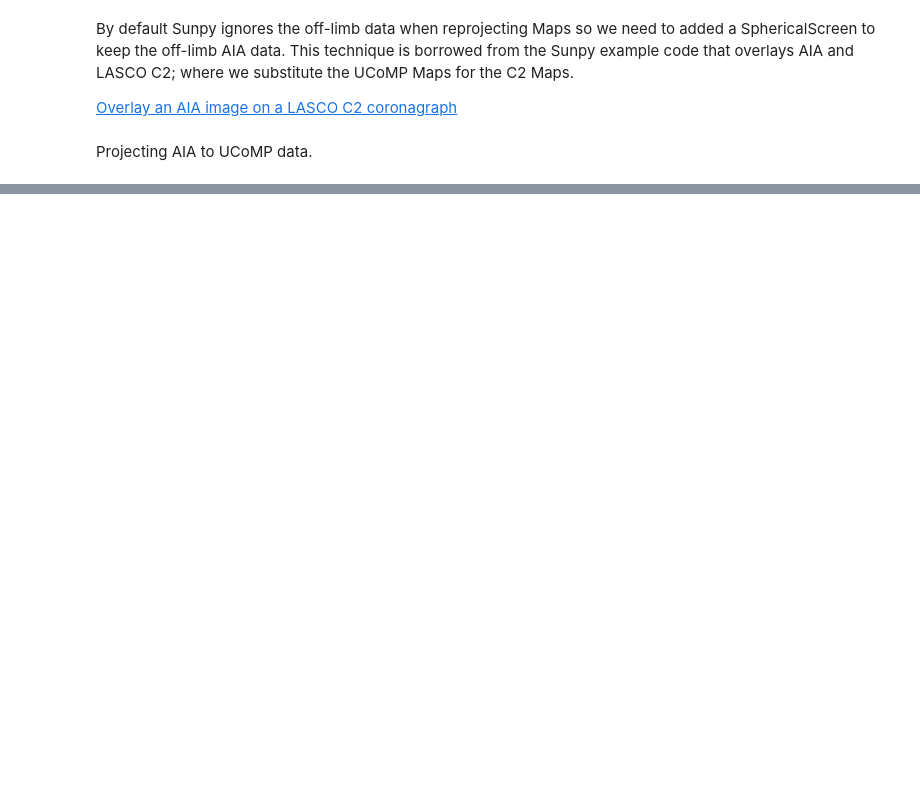
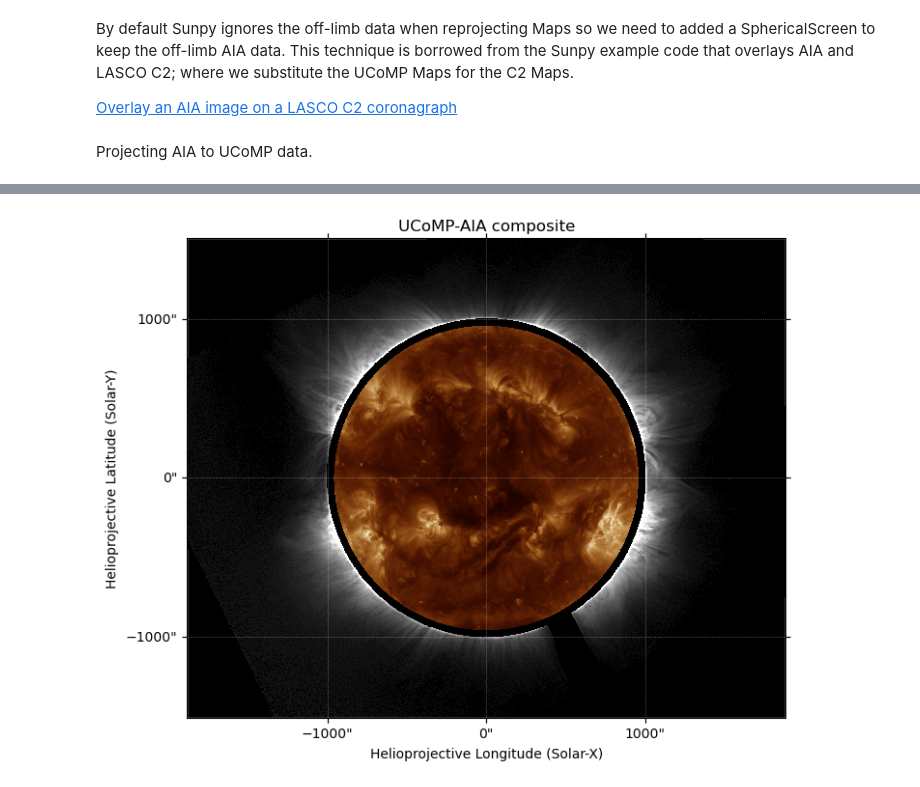
Before and after one commit to NCAR/ucomp-pipeline, a Jupyter notebook: tutorials/ucomp-wcs.ipynb, the cells around one changed output, grey strips where cells are left out. Drawn from its saved outputs; the diff is of its cells as text; code cells hidden in the pictures; blank space fills up the shorter version.

```diff
--- a/tutorials/ucomp-wcs.ipynb
+++ b/tutorials/ucomp-wcs.ipynb
@@ -138,0 +135,20 @@ Text(0.5, 1.0, 'AIA and UCoMP 1074 Intensity Overlay')
+# %%
+import numpy as np
+from sunpy.map.maputils import all_coordinates_from_map
+
+hpc_coords = all_coordinates_from_map(aia_reprojected)
+r = np.sqrt(hpc_coords.Tx ** 2 + hpc_coords.Ty ** 2) / aia_reprojected.rsun_obs
+
+aia_thresholded = Map(aia_reprojected.data, aia_reprojected.meta, mask=r > 1.0)
+
+fig = plt.figure(figsize=(8.0, 10.0))
+ax = plt.subplot(projection=ucomp_map)
+
+ucomp_map.plot(axes=ax, norm=norm_ucomp_1074, autoalign=True)
+
+aia_thresholded.plot(axes=ax, cmap='sdoaia193', norm=norm_aia, autoalign=True)
+
+ax.set_title(f"UCoMP-AIA composite")
+ax.set_facecolor("black")
+# %% [output]
+[figure, added]
```
Also changed, not shown: parts of 11 cells of this notebook.
